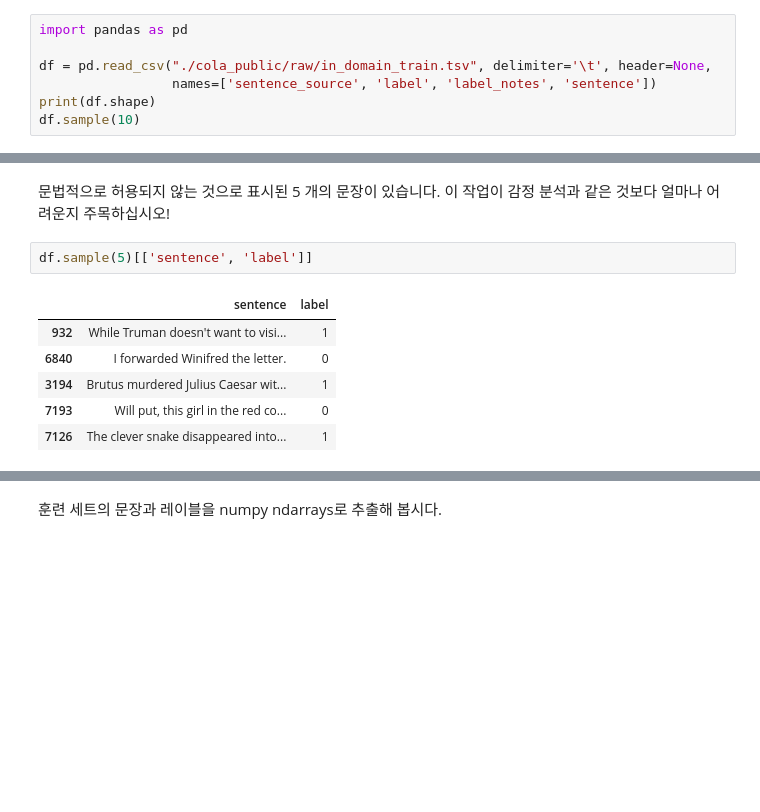
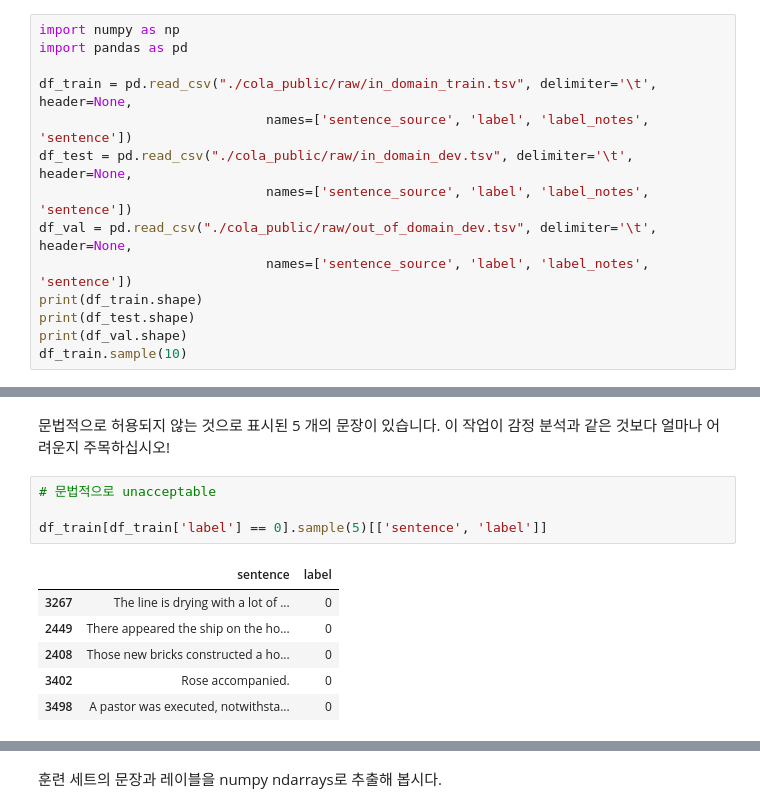
Before and after one commit to ironmanciti/NLP_lecture, a Jupyter notebook: 145_BERT_Fine_Tuning_Sentence_Classification_v2.ipynb, the cells around one changed output, grey strips where cells are left out. Drawn from its saved outputs; the diff is of its cells as text; blank space fills up the shorter version.

```diff
--- a/145_BERT_Fine_Tuning_Sentence_Classification_v2.ipynb
+++ b/145_BERT_Fine_Tuning_Sentence_Classification_v2.ipynb
@@ -159,9 +144,16 @@ pre-trained BERT 를 적용하려면 BERT 모델에서 제공하는 tokenizer
 # %%
+import numpy as np
 import pandas as pd
 
-df = pd.read_csv("./cola_public/raw/in_domain_train.tsv", delimiter='\t', header=None,
-                 names=['sentence_source', 'label', 'label_notes', 'sentence'])
-print(df.shape)
-df.sample(10)
+df_train = pd.read_csv("./cola_public/raw/in_domain_train.tsv", delimiter='\t', header=None,
+                             names=['sentence_source', 'label', 'label_notes', 'sentence'])
+df_test = pd.read_csv("./cola_public/raw/in_domain_dev.tsv", delimiter='\t', header=None,
+                             names=['sentence_source', 'label', 'label_notes', 'sentence'])
+df_val = pd.read_csv("./cola_public/raw/out_of_domain_dev.tsv", delimiter='\t', header=None,
+                             names=['sentence_source', 'label', 'label_notes', 'sentence'])
+print(df_train.shape)
+print(df_test.shape)
+print(df_val.shape)
+df_train.sample(10)
 # %% [output]
 (8551, 4)
@@ -181,11 +175,13 @@ df.sample(10)
 # %% [markdown]
 문법적으로 허용되지 않는 것으로 표시된 5 개의 문장이 있습니다. 이 작업이 감정 분석과 같은 것보다 얼마나 어려운지 주목하십시오!
 # %%
-df.sample(5)[['sentence', 'label']]
+# 문법적으로 unacceptable
+
+df_train[df_train['label'] == 0].sample(5)[['sentence', 'label']]
 # %% [output]
 |  | sentence | label |
-| 932 | While Truman doesn't want to visi... | 1 |
-| 6840 | I forwarded Winifred the letter. | 0 |
-| 3194 | Brutus murdered Julius Caesar wit... | 1 |
-| 7193 | Will put, this girl in the red co... | 0 |
-| 7126 | The clever snake disappeared into... | 1 |
+| 3267 | The line is drying with a lot of ... | 0 |
+| 2449 | There appeared the ship on the ho... | 0 |
+| 2408 | Those new bricks constructed a ho... | 0 |
+| 3402 | Rose accompanied. | 0 |
+| 3498 | A pastor was executed, notwithsta... | 0 |
```
Also changed, not shown: parts of 73 cells of this notebook, 14 other files.
